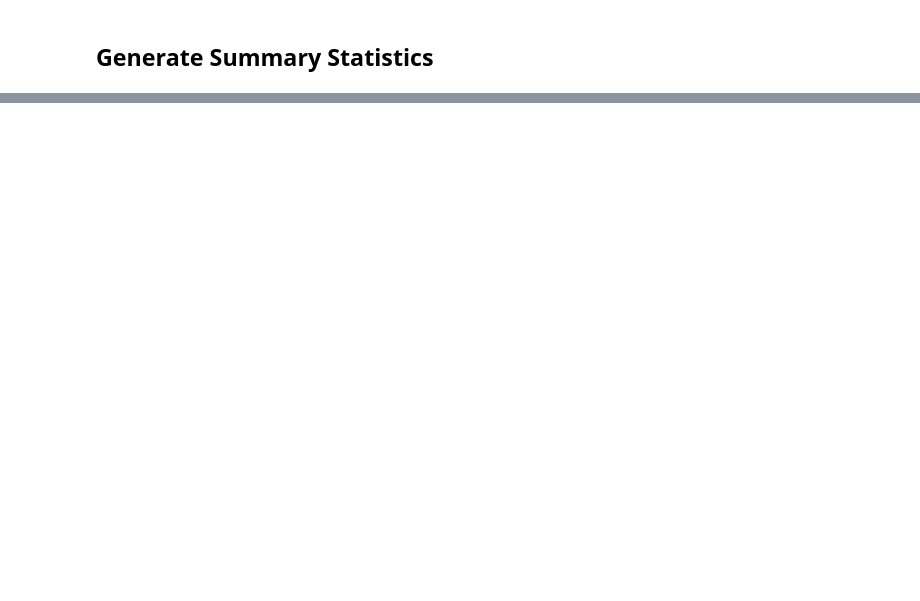
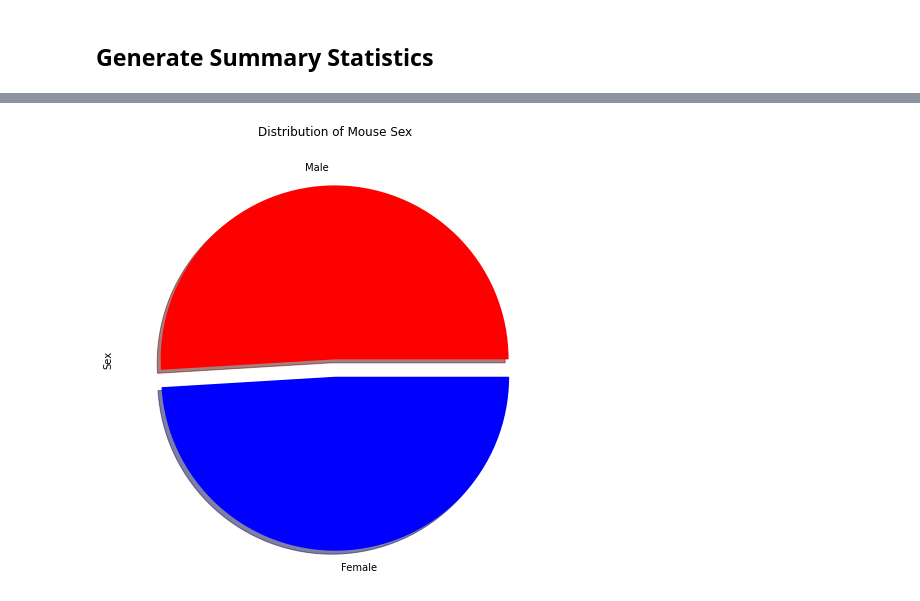
Before and after one commit to seneubauer/matplotlib-challenge, a Jupyter notebook: pymaceuticals.ipynb, the cells around one changed output, grey strips where cells are left out. Drawn from its saved outputs; the diff is of its cells as text; code cells hidden in the pictures; blank space fills up the shorter version.

```diff
--- a/pymaceuticals.ipynb
+++ b/pymaceuticals.ipynb
@@ -112,0 +158,12 @@ pd.concat([groupedData_mean, groupedData_median], axis=1)
+# %%
+# create one pie chart using DataFrame.plot
+figure2 = mouseSexes_df.plot(
+                        kind="pie",
+                        explode=[0, 0.1],
+                        colors=["red", "blue"],
+                        shadow=True,
+                        title="Distribution of Mouse Sex",
+                        figsize=(8,8))
+plt.show()
+# %% [output]
+[figure, added]
```
Also changed, not shown: parts of 12 cells of this notebook.
